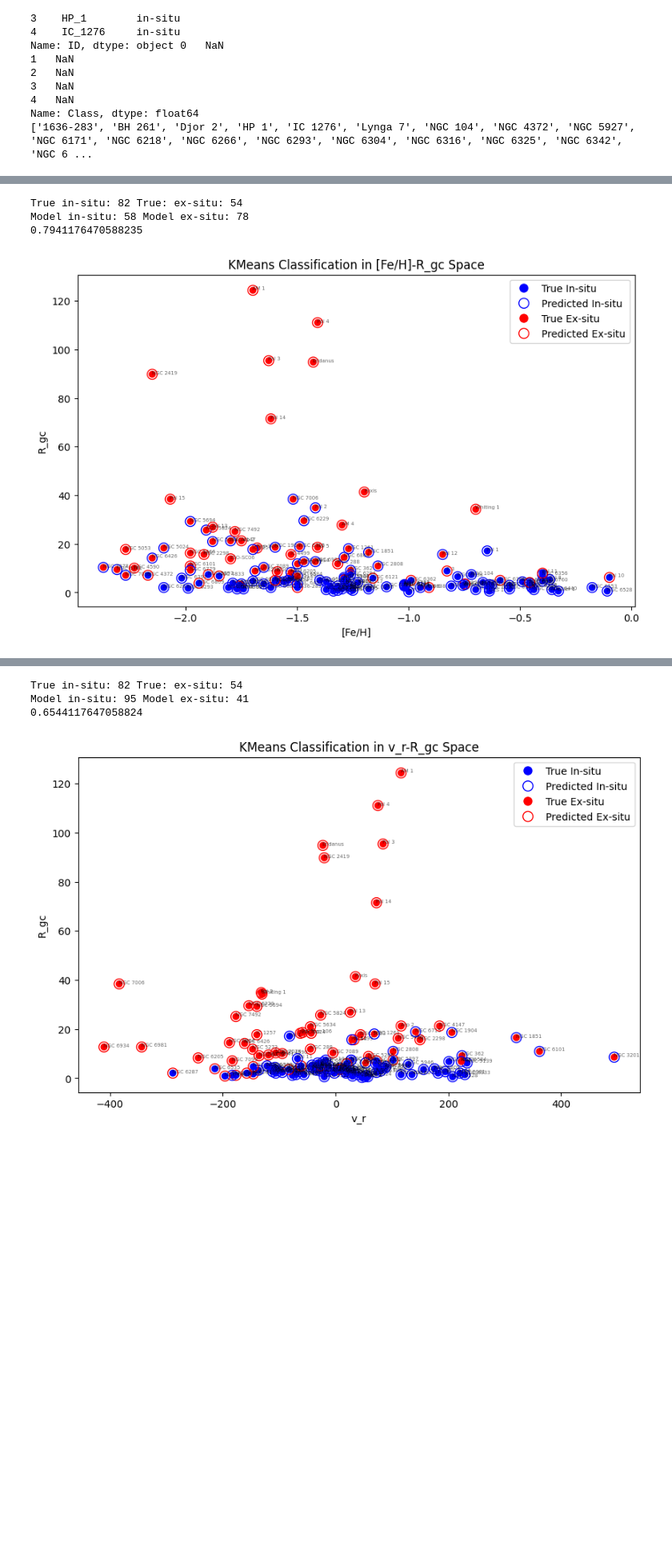
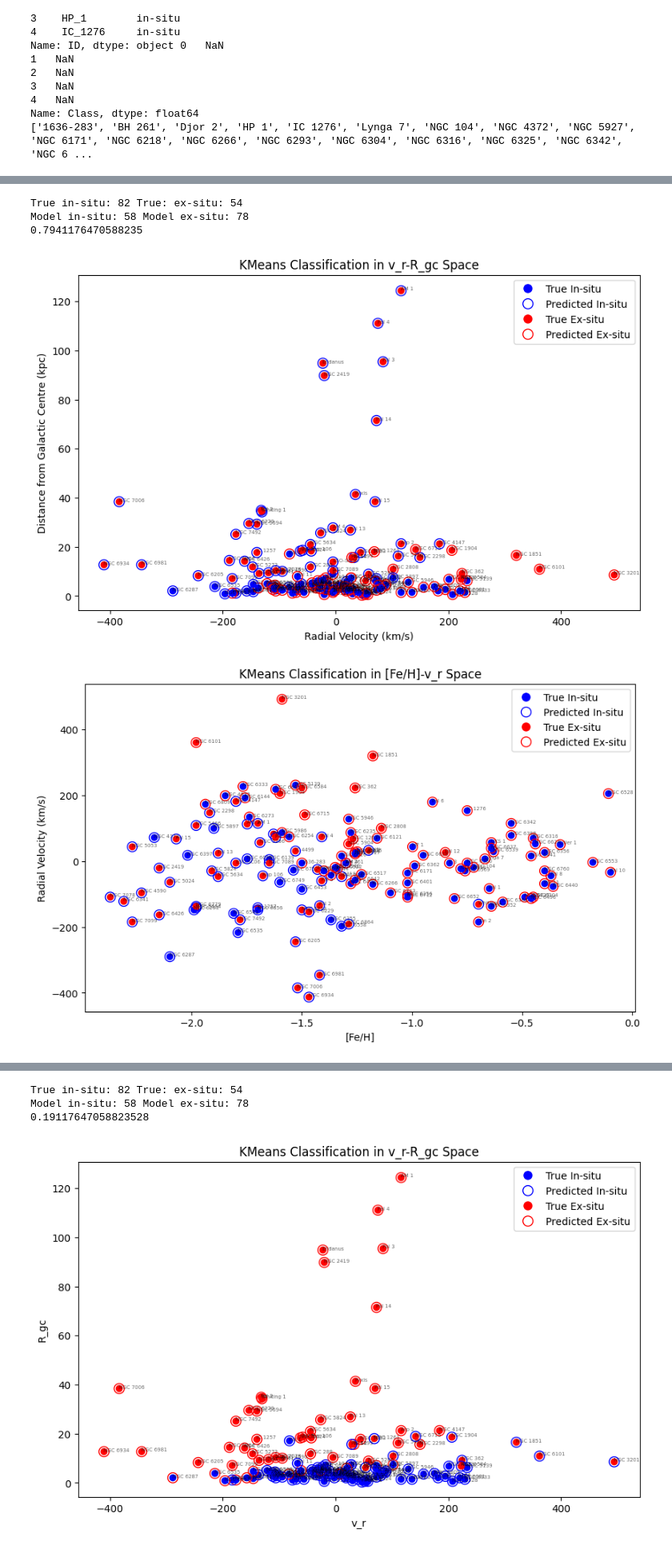
Before and after one commit to Shmu9/gc_accretion, a Jupyter notebook: clustering.ipynb, the cells around one changed output, grey strips where cells are left out. Shown at 80% size. Cells and saved outputs as stored; diff of their text form; code cells hidden in the pictures; blank space fills up the shorter version.

```diff
--- a/clustering.ipynb
+++ b/clustering.ipynb
@@ -204,33 +200,36 @@ def plot_classification(df, x_col, y_col, xtitle=None, ytitle=None
     plt.ylabel(ytitle if ytitle else y_col)
 
     plt.title(f'KMeans Classification in {x_col}-{y_col} Space')
 
 
     legend_elements = [
         Line2D([0], [0], marker='o', color='w', label='True In-situ', markerfacecolor='blue', markersize=10),
         Line2D([0], [0], marker='o', color='w', label='Predicted In-situ', markeredgecolor='blue', markerfacecolor='none', markersize=10),
         Line2D([0], [0], marker='o', color='w', label='True Ex-situ', markerfacecolor='red', markersize=10),
         Line2D([0], [0], marker='o', color='w', label='Predicted Ex-situ', markeredgecolor='red', markerfacecolor='none', markersize=10)
     ]
 
     plt.legend(handles=legend_elements, loc='upper right')
     plt.show()
 
 
 # Plot the classification points
 # isitu_cls_num determined empirically
 plot_classification(reduced, 'v_r', 'R_gc', xtitle='Radial Velocity (km/s)', ytitle='Distance from Galactic Centre (kpc)', insitu_cls_num=0)
 plot_classification(reduced, '[Fe/H]', 'v_r', ytitle='Radial Velocity (km/s)', insitu_cls_num=0)
 plot_classification(reduced, '[Fe/H]', 'R_gc', ytitle='Distance from Galactic Centre (kpc)', insitu_cls_num=0)
 print(calculate_accuracy(reduced, insitu_cls_num=0))
 
-plot_classification(merged_data, '[Fe/H]', 'R_gc')
-print(calculate_accuracy(merged_data))
+plot_classification(merged_data, 'v_r', 'R_gc', xtitle='Radial Velocity (km/s)', ytitle='Distance from Galactic Centre (kpc)', insitu_cls_num=1)
+plot_classification(merged_data, '[Fe/H]', 'v_r', ytitle='Radial Velocity (km/s)', insitu_cls_num=1)
+plot_classification(merged_data, '[Fe/H]', 'R_gc', ytitle='Distance from Galactic Centre (kpc)', insitu_cls_num=1)
+print(calculate_accuracy(merged_data, insitu_cls_num=1))
 # %% [output]
 [figure]
 [figure]
 [figure]
 True in-situ: 82 True: ex-situ: 54
 Model in-situ: 58 Model ex-situ: 78
 0.7941176470588235
-[figure, old version]
+[figure, new version]
+[figure, added]
@@ -237,6 +237,6 @@ Model in-situ: 58 Model ex-situ: 78
 True in-situ: 82 True: ex-situ: 54
-Model in-situ: 95 Model ex-situ: 41
-0.6544117647058824
+Model in-situ: 58 Model ex-situ: 78
+0.19117647058823528
 # %%
 variables = ['[Fe/H]', 'v_r', 'R_gc']
 df = kmeans_classify(2, 'reduced', variables)
```
Also changed, not shown: parts of 5 cells of this notebook, 1 other file.
